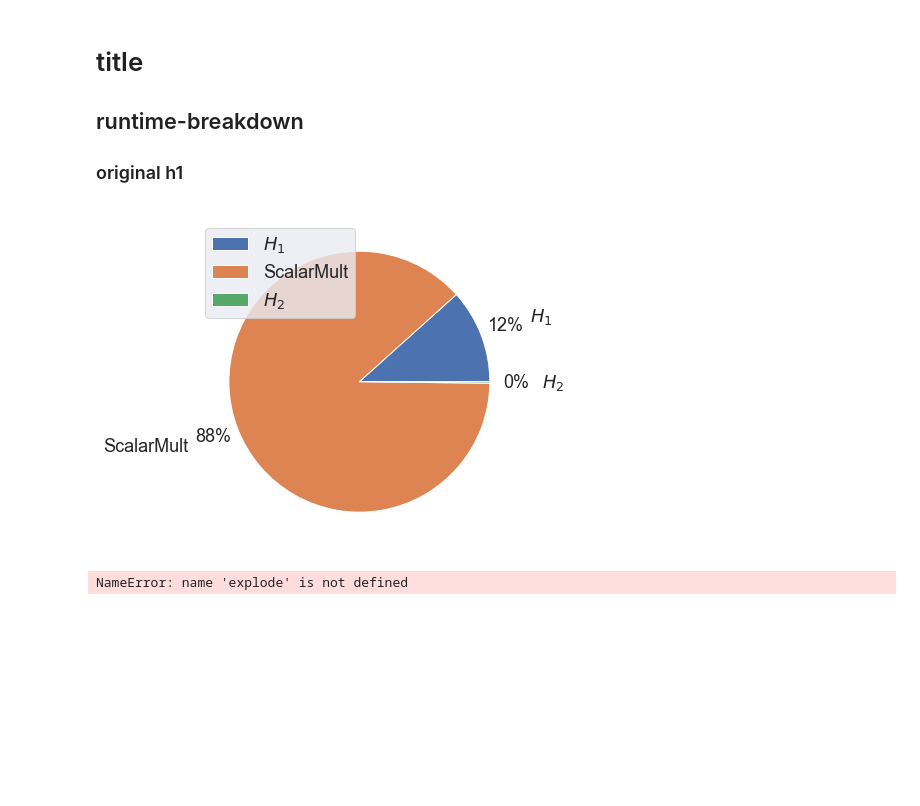
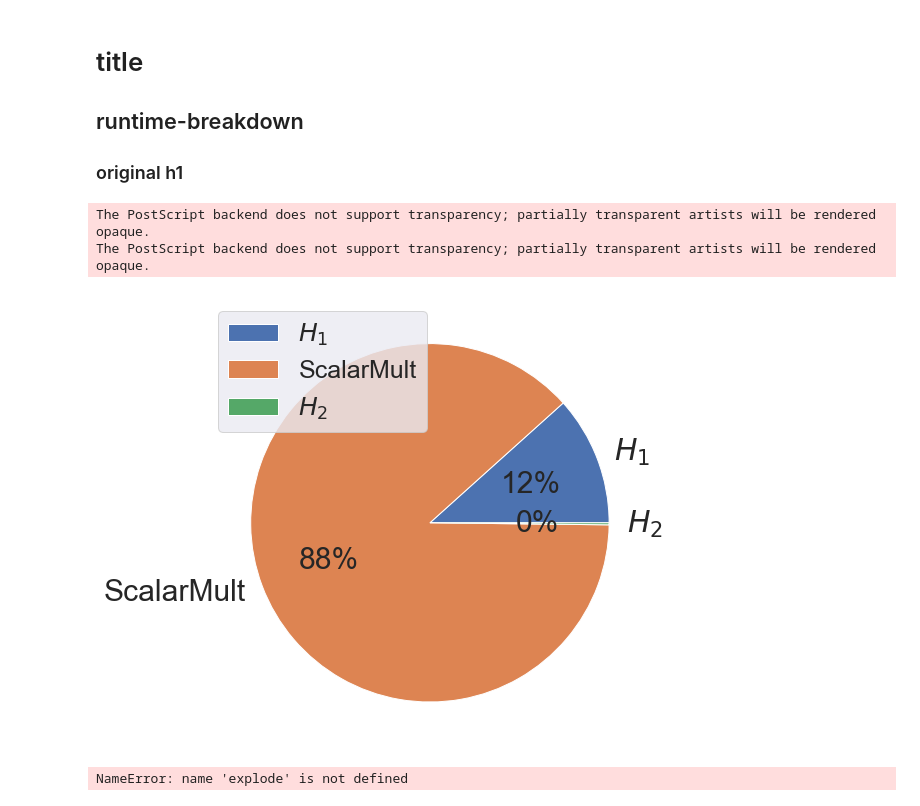
Before and after one commit to DEX-ware/vrf-mining, a Jupyter notebook: src/eval/runtime.ipynb, the cells around one changed output. Cells and saved outputs as stored; diff of their text form; code cells hidden in the pictures; blank space fills up the shorter version.

```diff
--- a/src/eval/runtime.ipynb
+++ b/src/eval/runtime.ipynb
@@ -20,22 +20,23 @@ with open(dir_path+"/vrf-runtime-breakdown/stat.csv") as breakdown_file:
 # %%
 df = pd.read_csv("./vrf-runtime-breakdown/stat.csv")
 df_runtime = df[:3]
 # print(df_runtime)
 
 xs = df_runtime['name'].to_numpy(dtype=str)
 xs = [r'$H_1$', 'ScalarMult', r'$H_2$']
 ys = df_runtime['time/op (ns/op)'].to_numpy(dtype=np.float64)
 
-fig = plt.figure(figsize=(8, 6))
+fig = plt.figure(figsize=(8, 8))
 plt.pie(ys, labels=xs, autopct='%1.0f%%'
-        , pctdistance=1.2
-        , labeldistance=1.4
-        , textprops={'fontsize': 18})
-plt.legend(fontsize=18, loc='upper left')
+        , textprops={'fontsize': 30})
+plt.legend(fontsize=25, loc="upper left")
 
-plt.savefig('../../paper/figs/runtime-breakdown.eps')
+plt.tight_layout()
+plt.savefig('../../cdng-poster/figs/runtime-breakdown.eps')
 # %% [output]
+The PostScript backend does not support transparency; partially transparent artists will be rendered opaque.
+The PostScript backend does not support transparency; partially transparent artists will be rendered opaque.
-[figure, old version]
+[figure, new version]
 # %%
 labels = []
 sizes = []
```
Also changed, not shown: parts of 1 cell of this notebook, 9 other files.
